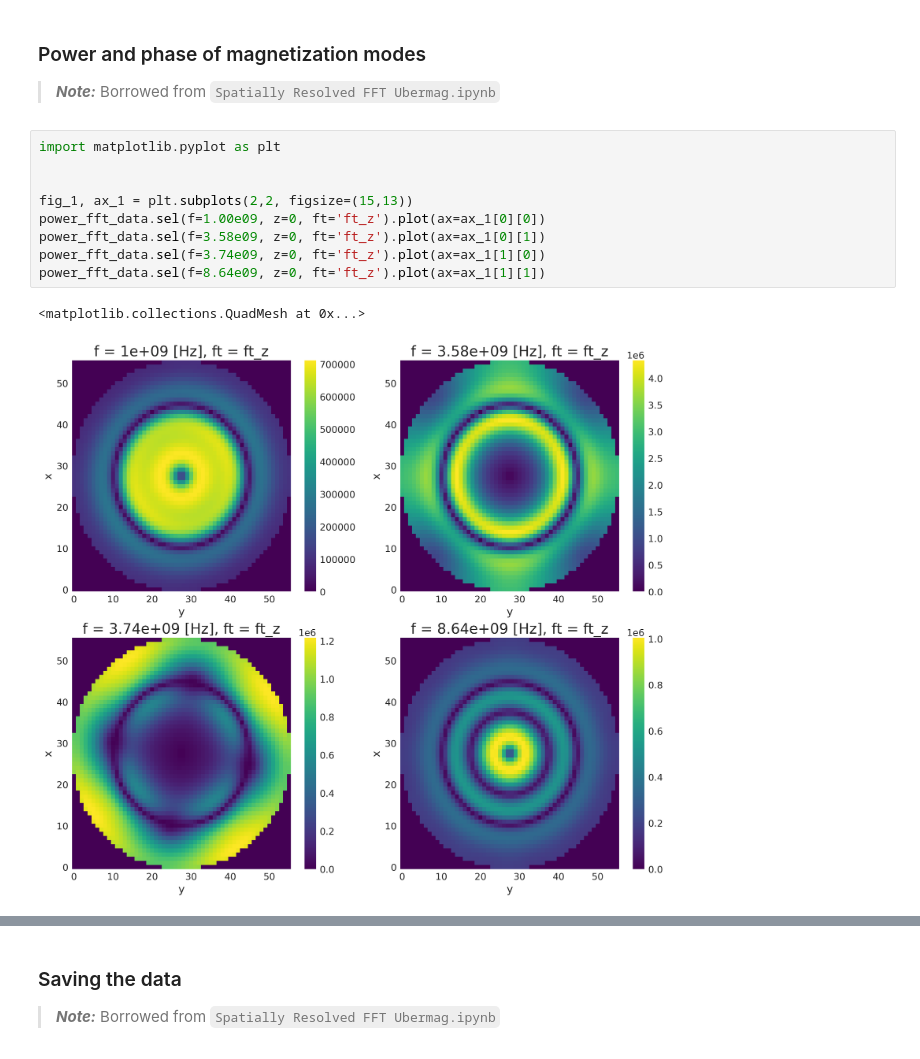
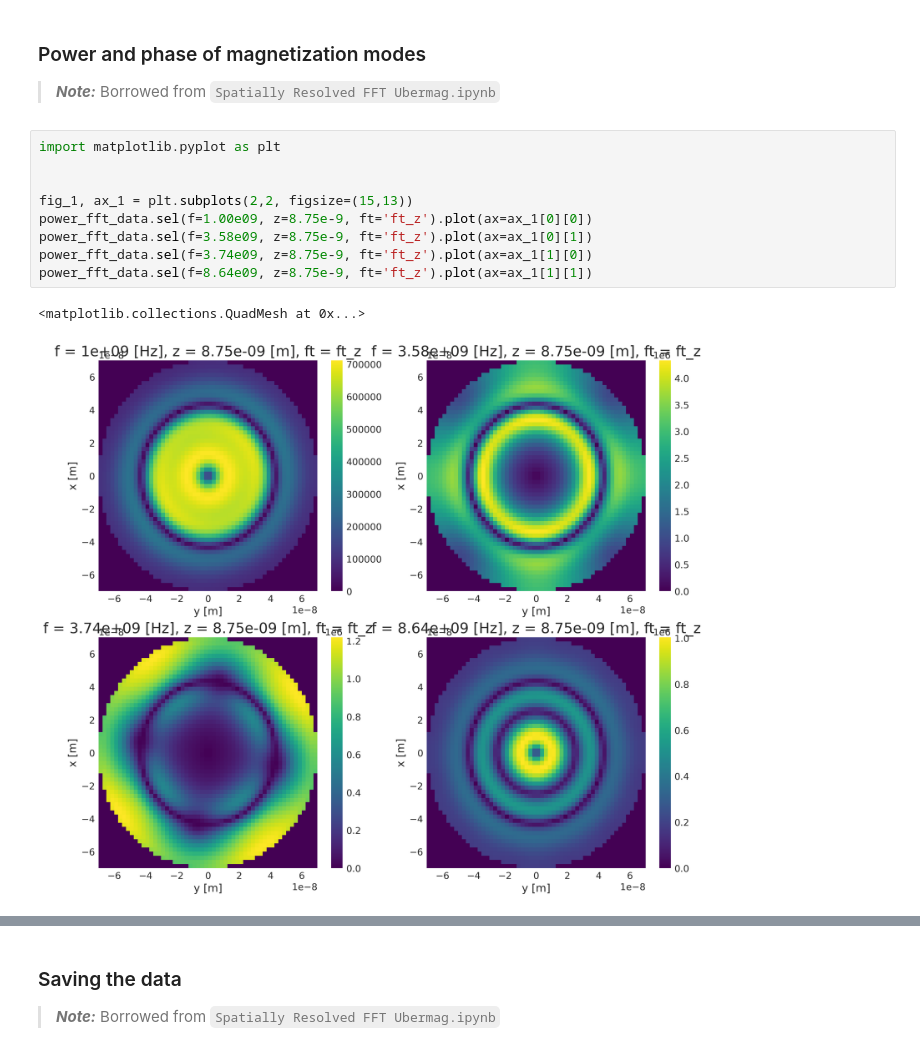
Before and after one commit to swapneelap/Ubermag-SRDFT, a Jupyter notebook: Drive Xarray And FFT Xarray.ipynb, the cells around one changed output, grey strips where cells are left out. Cells and saved outputs as stored; diff of their text form.

```diff
--- a/Drive Xarray And FFT Xarray.ipynb
+++ b/Drive Xarray And FFT Xarray.ipynb
@@ -195,15 +218,15 @@ power_sum_data.plot.line(x='f', yscale='log')
 # %%
 import matplotlib.pyplot as plt
 
 
 fig_1, ax_1 = plt.subplots(2,2, figsize=(15,13))
-power_fft_data.sel(f=1.00e09, z=0, ft='ft_z').plot(ax=ax_1[0][0])
-power_fft_data.sel(f=3.58e09, z=0, ft='ft_z').plot(ax=ax_1[0][1])
-power_fft_data.sel(f=3.74e09, z=0, ft='ft_z').plot(ax=ax_1[1][0])
-power_fft_data.sel(f=8.64e09, z=0, ft='ft_z').plot(ax=ax_1[1][1])
+power_fft_data.sel(f=1.00e09, z=8.75e-9, ft='ft_z').plot(ax=ax_1[0][0])
+power_fft_data.sel(f=3.58e09, z=8.75e-9, ft='ft_z').plot(ax=ax_1[0][1])
+power_fft_data.sel(f=3.74e09, z=8.75e-9, ft='ft_z').plot(ax=ax_1[1][0])
+power_fft_data.sel(f=8.64e09, z=8.75e-9, ft='ft_z').plot(ax=ax_1[1][1])
 # %% [output]
 <matplotlib.collections.QuadMesh at 0x...>
-[figure, old version]
+[figure, new version]
 # %%
 def ufunc_angle(z):
     zimag = np.imag(z)
```
Also changed, not shown: parts of 9 cells of this notebook.
